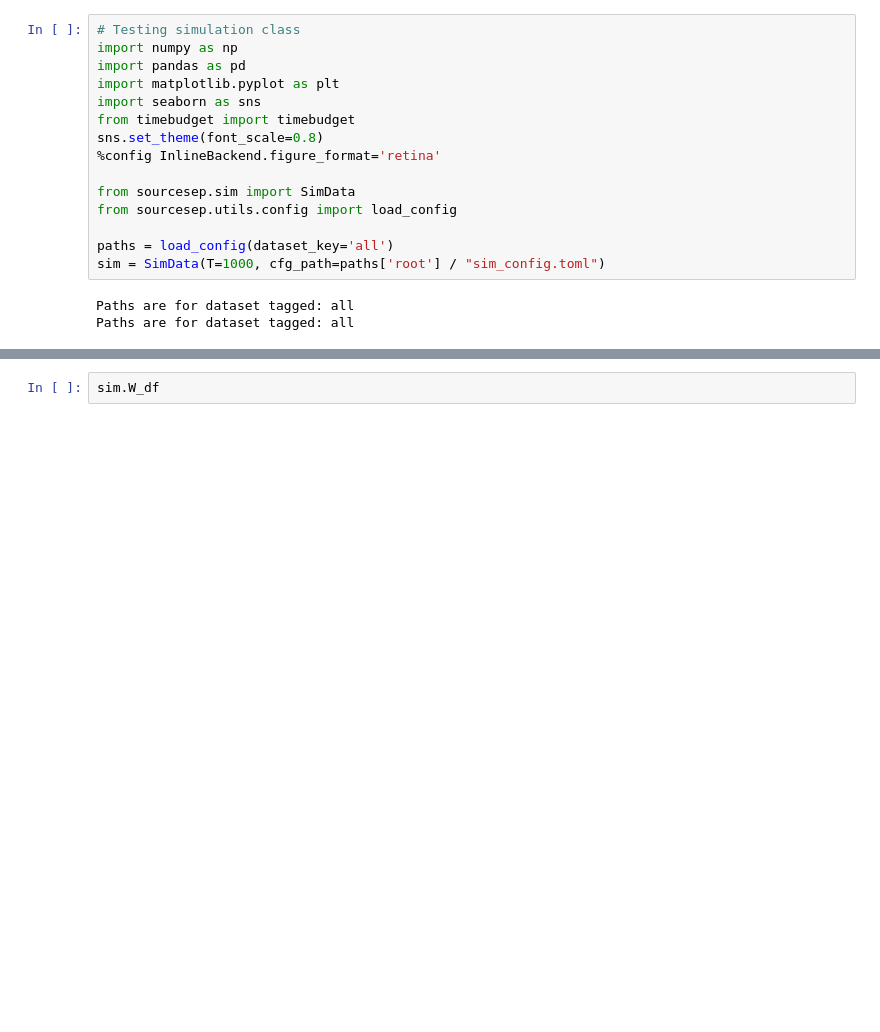
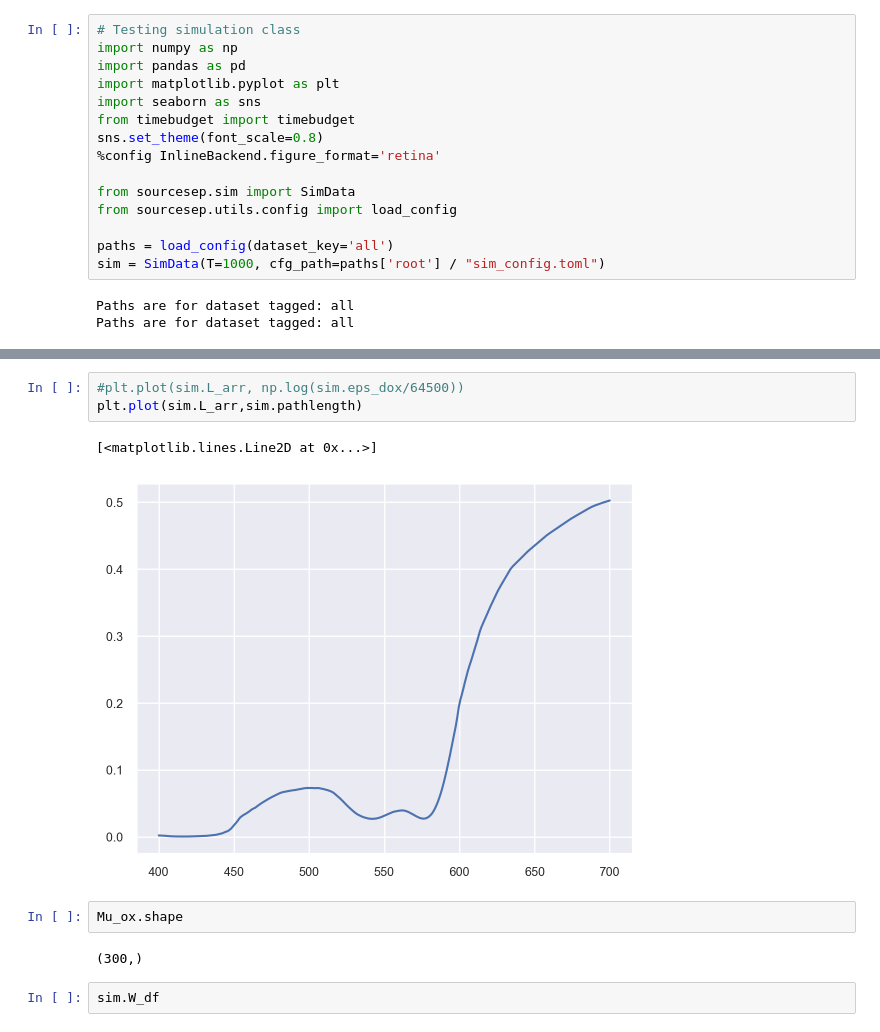
Before and after one commit to AllenInstitute/sourcesep, a Jupyter notebook: notebooks/03_compose_data.ipynb, the cells around one changed output, grey strips where cells are left out. Saved outputs shown, nothing was run; the diff lists cells and outputs as text; blank space fills up the shorter version.

```diff
--- a/notebooks/03_compose_data.ipynb
+++ b/notebooks/03_compose_data.ipynb
@@ -76,3 +111,13 @@ plt.show()
+# %%
+#plt.plot(sim.L_arr, np.log(sim.eps_dox/64500))
+plt.plot(sim.L_arr,sim.pathlength)
+# %% [output]
+[<matplotlib.lines.Line2D at 0x...>]
+[figure, added]
+# %%
+Mu_ox.shape
+# %% [output]
+(300,)
 # %%
 sim.W_df
 # %% [output]
```
Also changed, not shown: parts of 8 cells of this notebook, 32 other files.
